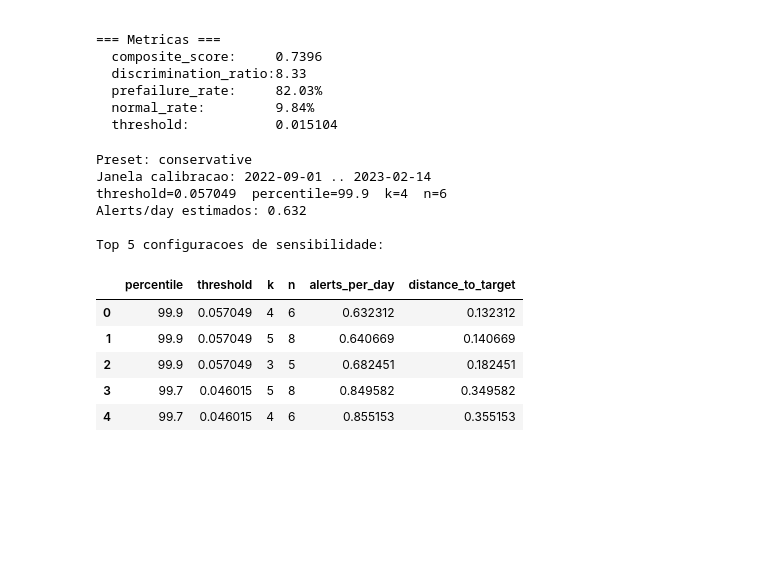
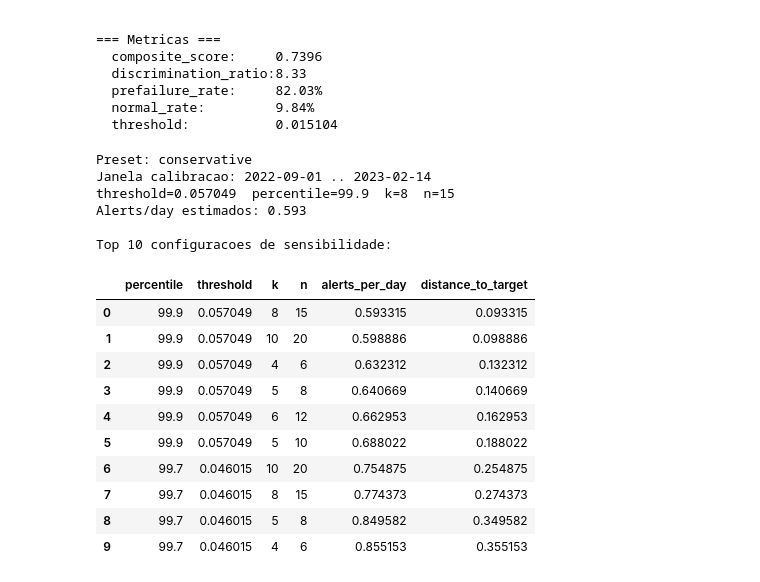
Before and after one commit to SIMPred-Petrobras/transpetro-models, a Jupyter notebook: notebooks/b6511502a/automl_best_model.ipynb, the cells around one changed output. Saved outputs shown, nothing was run; the diff lists cells and outputs as text; code cells hidden in the pictures; blank space fills up the shorter version.

Commit message:
feat: expand calibration persistence grid and add new analysis notebooks

```diff
--- a/notebooks/b6511502a/automl_best_model.ipynb
+++ b/notebooks/b6511502a/automl_best_model.ipynb
@@ -44,11 +44,10 @@ SENSITIVITY_PRESET = 'conservative'  # 'conservative' | 'balanced' | 'sensitive'
 CALIB_START = '2022-09-01'            # Inicio do periodo de calibracao (normal)
 CALIB_END   = '2023-02-14'            # 90 dias antes da falha (normal_end_days=90)
 CALIB_PERCENTILES = [95, 97, 98, 99, 99.5, 99.7, 99.9]
-CALIB_PERSISTENCE_GRID = [(1, 1), (2, 3), (3, 5), (4, 6)]
+CALIB_PERSISTENCE_GRID = [(1, 1), (2, 3), (3, 5), (4, 6), (5, 10), (6, 12), (8, 15), (10, 20)]
 TARGET_ALERTS_PER_DAY = 2.0
 
 # Sensores-chave para destaque (subconjunto dos 14 sensores)
-# None = usa todos; lista = plota apenas os selecionados nos graficos separados
 KEY_SENSORS = [
     'VIB. MANCAL RADIAL BB LNA 0° VE-50D',
     'VIB. MANCAL RADIAL BB LNA 90° VE-51D',
@@ -399,7 +398,7 @@ eff_target = float(TARGET_ALERTS_PER_DAY)
 
 if preset == 'conservative':
     eff_percentiles = [99, 99.5, 99.7, 99.9]
-    eff_grid = [(3, 5), (4, 6), (5, 8)]
+    eff_grid = [(4, 6), (5, 8), (5, 10), (6, 12), (8, 15), (10, 20)]
     eff_target = 0.5
 elif preset == 'sensitive':
     eff_percentiles = [95, 97, 98, 99]
@@ -407,43 +406,48 @@ elif preset == 'sensitive':
     eff_target = 4.0
 
 if AUTO_USE_CALIBRATED_SENSITIVITY:
     CALIB_PERCENTILES = eff_percentiles
     CALIB_PERSISTENCE_GRID = eff_grid
     TARGET_ALERTS_PER_DAY = eff_target
     sens = recommend_sensitivity(scores, CALIB_START, CALIB_END)
     selected_threshold = float(sens['threshold'])
     selected_k = int(sens['k'])
     selected_n = int(sens['n'])
     threshold_label = (
         f"Limite calibrado (thr={selected_threshold:.4f}, "
         f"p={sens['percentile']:.1f}, k={selected_k}, n={selected_n})"
     )
     print(f'Preset: {preset}')
     print(f'Janela calibracao: {CALIB_START} .. {CALIB_END}')
     print(f'threshold={selected_threshold:.6f}  percentile={sens["percentile"]:.1f}  k={selected_k}  n={selected_n}')
     print(f'Alerts/day estimados: {sens["alerts_per_day"]:.3f}')
     print()
-    print('Top 5 configuracoes de sensibilidade:')
-    display(sens['table'].head(5))
+    print('Top 10 configuracoes de sensibilidade:')
+    display(sens['table'].head(10))
 else:
     selected_threshold = float(threshold)
     selected_k = 1
     selected_n = 1
     threshold_label = f'Limite do modelo (threshold={selected_threshold:.4f})'
     print('Usando threshold original do modelo.')
 # %% [output]
 Preset: conservative
 Janela calibracao: 2022-09-01 .. 2023-02-14
-threshold=0.057049  percentile=99.9  k=4  n=6
-Alerts/day estimados: 0.632
+threshold=0.057049  percentile=99.9  k=8  n=15
+Alerts/day estimados: 0.593
 
-Top 5 configuracoes de sensibilidade:
+Top 10 configuracoes de sensibilidade:
 |  | percentile | threshold | k | n | alerts_per_day | distance_to_target |
-| 0 | 99.9 | 0.057049 | 4 | 6 | 0.632312 | 0.132312 |
-| 1 | 99.9 | 0.057049 | 5 | 8 | 0.640669 | 0.140669 |
-| 2 | 99.9 | 0.057049 | 3 | 5 | 0.682451 | 0.182451 |
-| 3 | 99.7 | 0.046015 | 5 | 8 | 0.849582 | 0.349582 |
-| 4 | 99.7 | 0.046015 | 4 | 6 | 0.855153 | 0.355153 |
+| 0 | 99.9 | 0.057049 | 8 | 15 | 0.593315 | 0.093315 |
+| 1 | 99.9 | 0.057049 | 10 | 20 | 0.598886 | 0.098886 |
+| 2 | 99.9 | 0.057049 | 4 | 6 | 0.632312 | 0.132312 |
+| 3 | 99.9 | 0.057049 | 5 | 8 | 0.640669 | 0.140669 |
+| 4 | 99.9 | 0.057049 | 6 | 12 | 0.662953 | 0.162953 |
+| 5 | 99.9 | 0.057049 | 5 | 10 | 0.688022 | 0.188022 |
+| 6 | 99.7 | 0.046015 | 10 | 20 | 0.754875 | 0.254875 |
+| 7 | 99.7 | 0.046015 | 8 | 15 | 0.774373 | 0.274373 |
+| 8 | 99.7 | 0.046015 | 5 | 8 | 0.849582 | 0.349582 |
+| 9 | 99.7 | 0.046015 | 4 | 6 | 0.855153 | 0.355153 |
 # %%
 windows = [
     {
```
Also changed, not shown: parts of 3 cells of this notebook, 2 other files.
